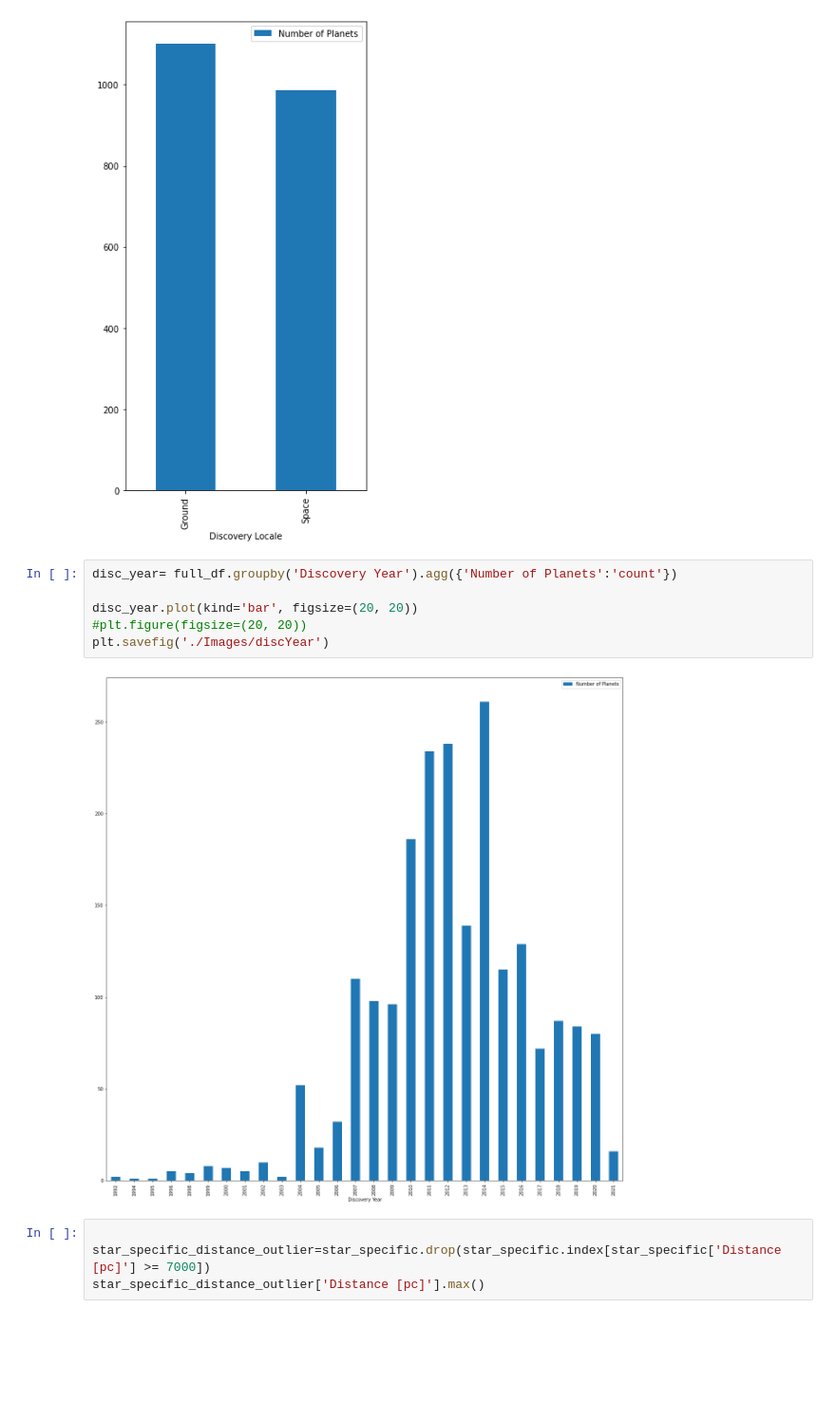
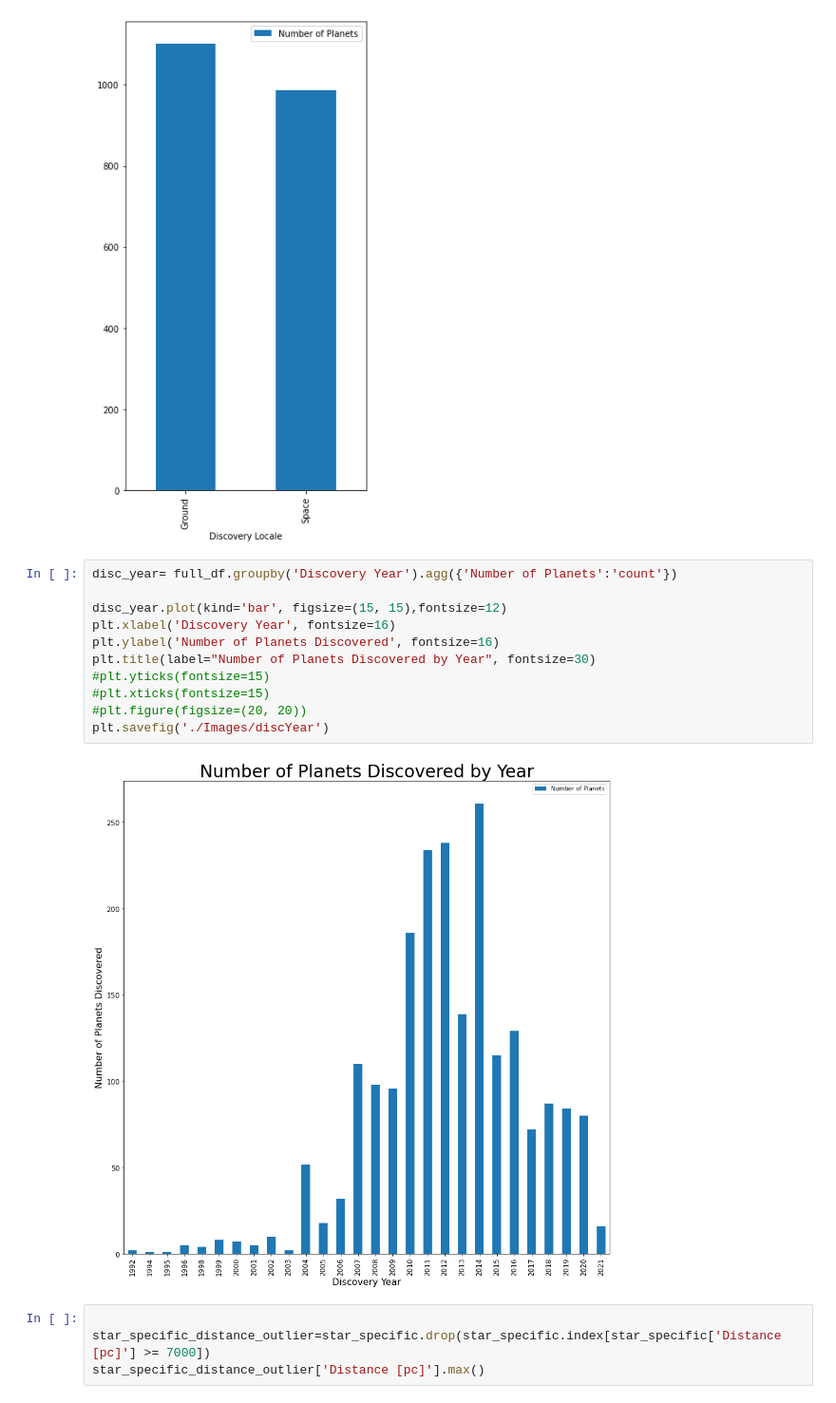
Before and after one commit to Crazyspaceman-hd/Exoplanets, a Jupyter notebook: Exoplanets.ipynb, the cells around one changed output. Shown: that part at 95% size. Drawn from its saved outputs; the diff is of its cells as text; blank space fills up the shorter version.

```diff
--- a/Exoplanets.ipynb
+++ b/Exoplanets.ipynb
@@ -210,11 +210,16 @@ plt.savefig('./Images/discLocation')
 # %%
 disc_year= full_df.groupby('Discovery Year').agg({'Number of Planets':'count'})
 
-disc_year.plot(kind='bar', figsize=(20, 20))
+disc_year.plot(kind='bar', figsize=(15, 15),fontsize=12)
+plt.xlabel('Discovery Year', fontsize=16)
+plt.ylabel('Number of Planets Discovered', fontsize=16)
+plt.title(label="Number of Planets Discovered by Year", fontsize=30)
+#plt.yticks(fontsize=15)
+#plt.xticks(fontsize=15)
 #plt.figure(figsize=(20, 20))
 plt.savefig('./Images/discYear')
 # %% [output]
-[figure, old version]
+[figure, new version]
 # %%
 
 star_specific_distance_outlier=star_specific.drop(star_specific.index[star_specific['Distance [pc]'] >= 7000])
```
Also changed, not shown: parts of 3 cells of this notebook, 6 other files.
